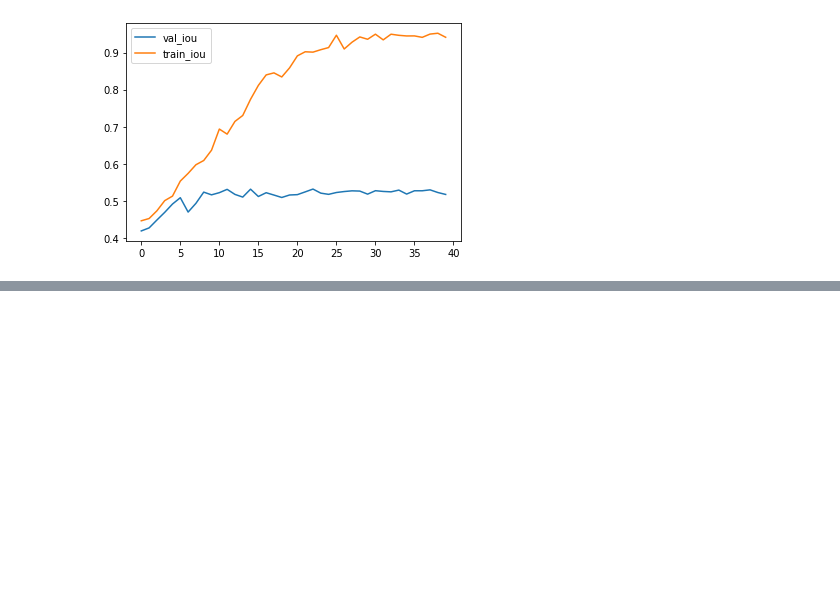
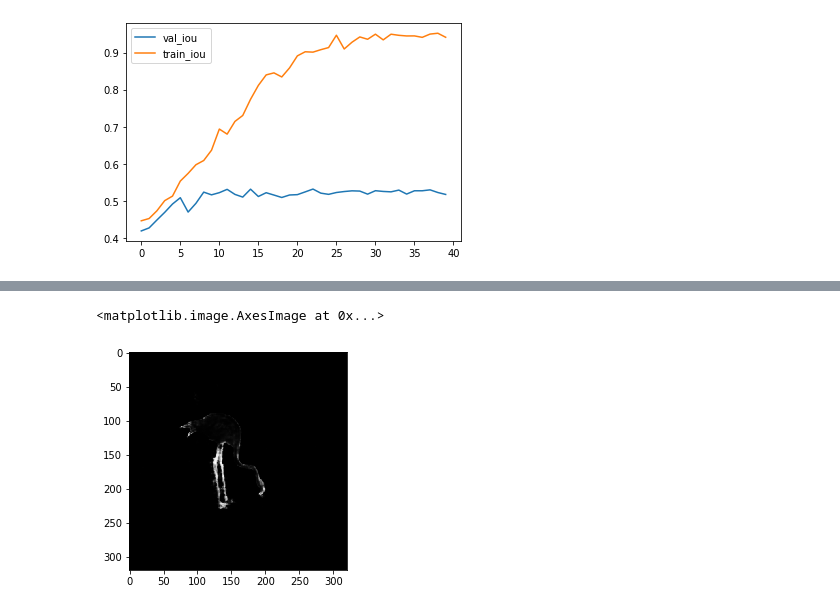
Before and after one commit to thisisashukla/computer-vision, a Jupyter notebook: 5_segmentation/05_segmentation_models.ipynb, the cells around one changed output, grey strips where cells are left out. Cells and saved outputs as stored; diff of their text form; code cells hidden in the pictures; blank space fills up the shorter version.

```diff
--- a/5_segmentation/05_segmentation_models.ipynb
+++ b/5_segmentation/05_segmentation_models.ipynb
@@ -450,0 +511,5 @@ visualize(testGen[0][0][0:5], pred[0:5], title = 'Prediction')
+# %%
+plt.imshow(pred[0][:, :, 2], cmap = 'gray')
+# %% [output]
+<matplotlib.image.AxesImage at 0x...>
+[figure, added]
```
Also changed, not shown: parts of 4 cells of this notebook, 9 other files.
